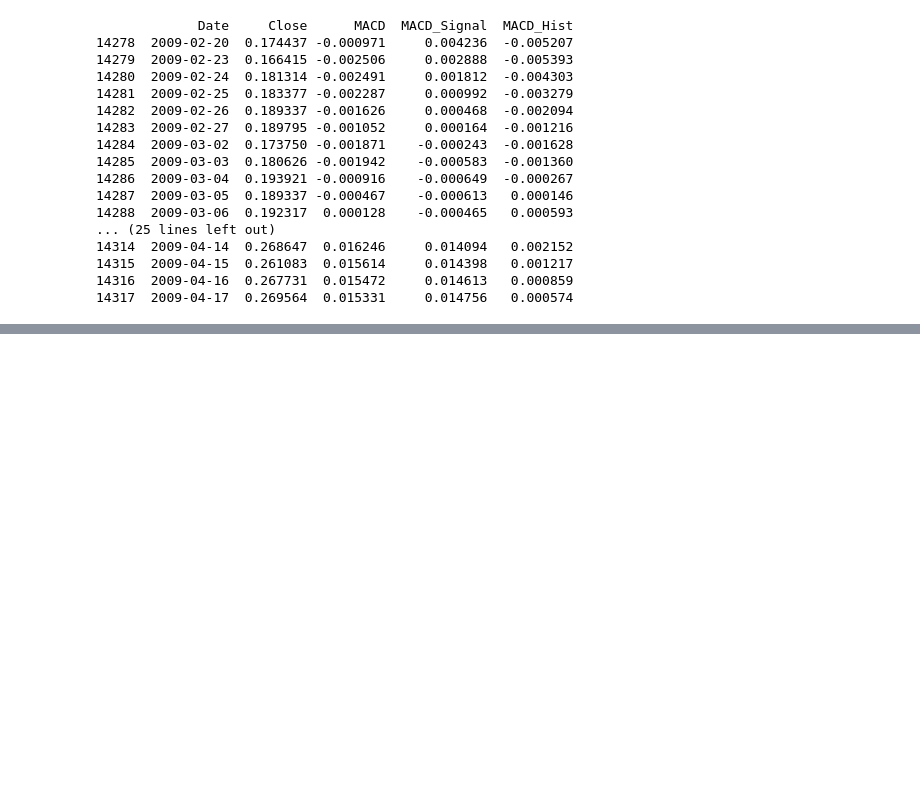
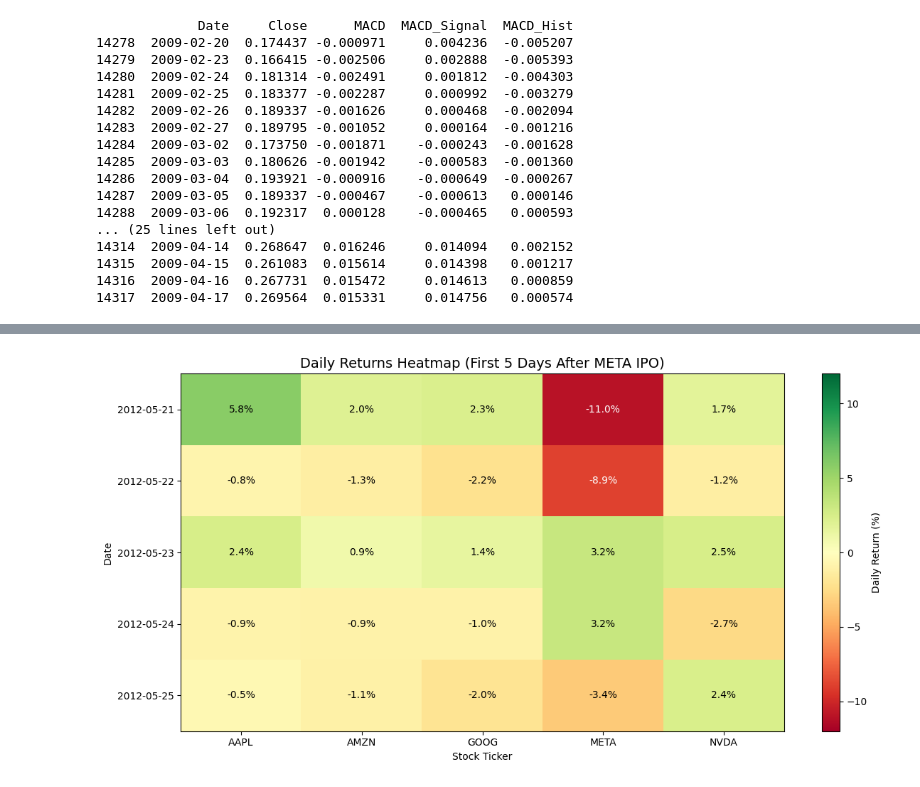
Before and after one commit to hawi088/News-Sentiment, a Jupyter notebook: notebooks/task2_eda.ipynb, the cells around one changed output, grey strips where cells are left out. Saved outputs shown, nothing was run; the diff lists cells and outputs as text; code cells hidden in the pictures; blank space fills up the shorter version.

```diff
--- a/notebooks/task2_eda.ipynb
+++ b/notebooks/task2_eda.ipynb
@@ -2334,0 +2258,9 @@ plt.show()
+# %%
+# Create a DataFrame with closing prices for all stocks
+# Pivot the data so each stock is a column
+price_df = df_all_stocks.pivot(index='Date', columns='Ticker', values='Close')
+
+# Calculate daily returns
+daily_returns = price_df.pct_change().dropna()
+
+print(daily_returns.head())
@@ -2334,0 +2308,39 @@ plt.show()
+# %%
+%matplotlib inline
+import matplotlib.pyplot as plt
+import numpy as np
+
+# Create a heatmap of the daily returns data
+fig, ax = plt.subplots(figsize=(12, 6))
+
+# Use the first 5 days of daily returns data
+returns_5days = daily_returns.head(5)
+
+# Create heatmap
+im = ax.imshow(returns_5days.values * 100, cmap='RdYlGn', aspect='auto', vmin=-12, vmax=12)
+
+# Set tick labels (USE STRING DIRECTLY - NO strftime)
+ax.set_xticks(range(len(returns_5days.columns)))
+ax.set_xticklabels(returns_5days.columns)
+ax.set_yticks(range(len(returns_5days.index)))
+ax.set_yticklabels(returns_5days.index)  # ← FIXED: use index as strings directly
+
+# Add colorbar
+plt.colorbar(im, ax=ax, label='Daily Return (%)')
+
+# Add text annotations
+for i in range(len(returns_5days.index)):
+    for j in range(len(returns_5days.columns)):
+        value = returns_5days.iloc[i, j] * 100
+        color = 'white' if abs(value) > 6 else 'black'
+        ax.text(j, i, f'{value:.1f}%', ha='center', va='center', color=color, fontsize=10)
+
+ax.set_title('Daily Returns Heatmap (First 5 Days After META IPO)', fontsize=14)
+ax.set_xlabel('Stock Ticker')
+ax.set_ylabel('Date')
+
+plt.tight_layout()
+plt.savefig('daily_returns_heatmap.png', dpi=150, bbox_inches='tight')
+plt.show()
+# %% [output]
+[figure, added]
```
Also changed, not shown: parts of 19 cells of this notebook.
